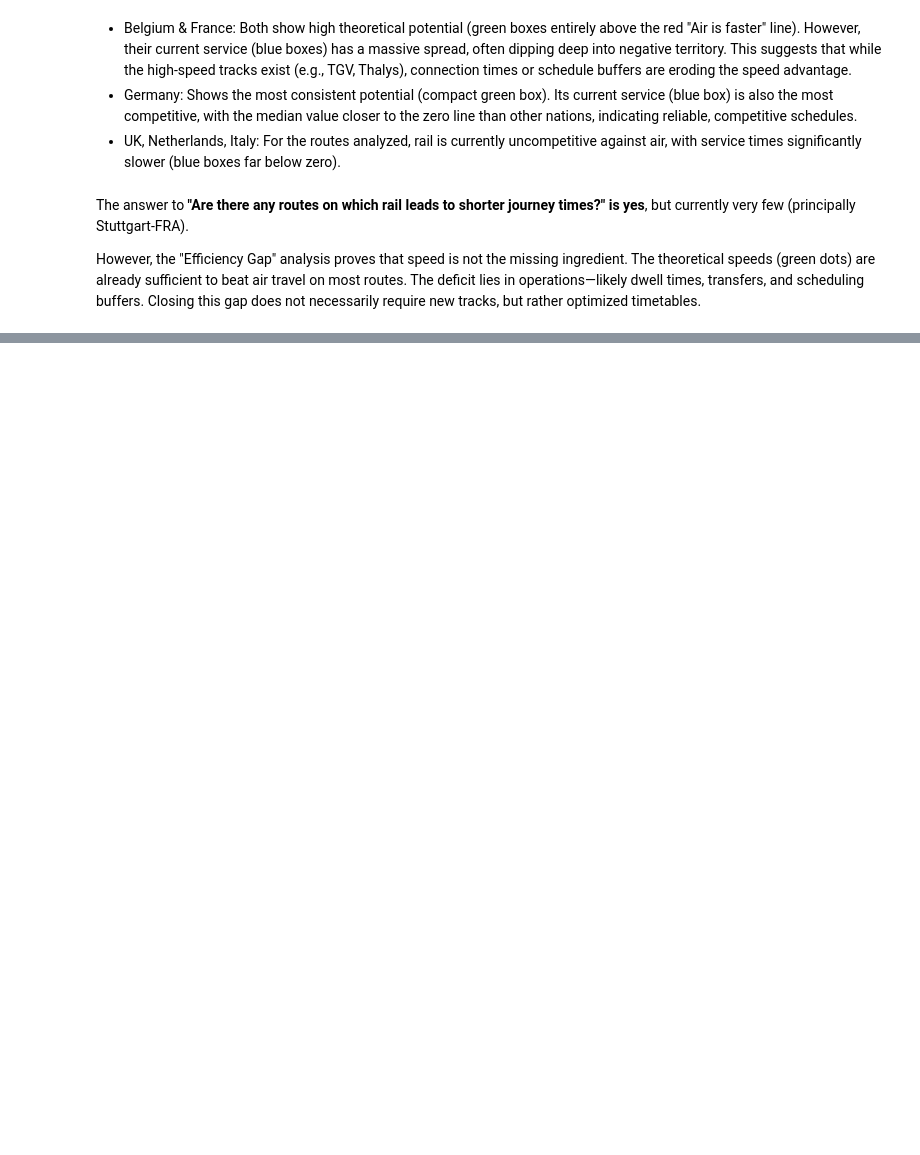
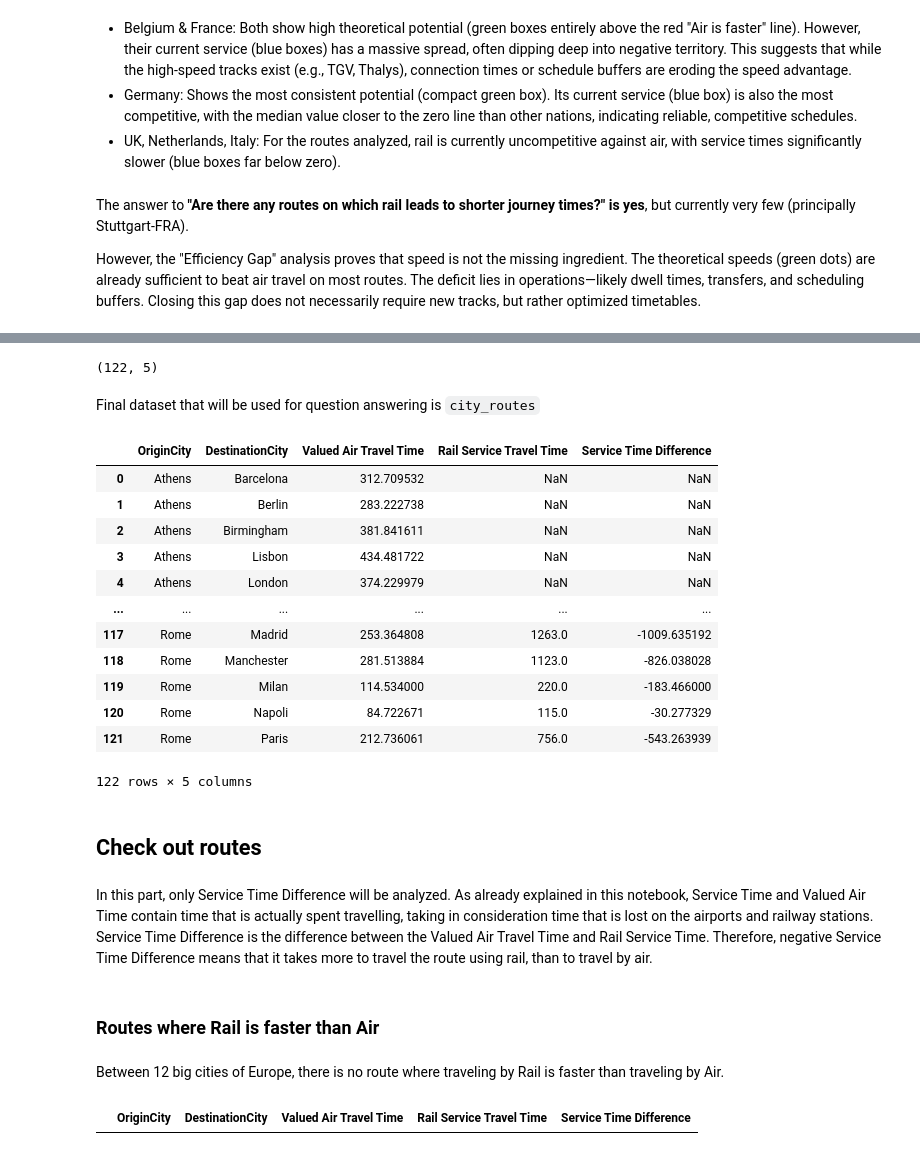
Before and after one commit to PhilippS01/ExDEx-A2, a Jupyter notebook: src/Final_Notebook.ipynb, the cells around one changed output, grey strips where cells are left out. Drawn from its saved outputs; the diff is of its cells as text; code cells hidden in the pictures; blank space fills up the shorter version.

Commit message:
Q3 added to final notebook

```diff
--- a/src/Final_Notebook.ipynb
+++ b/src/Final_Notebook.ipynb
@@ -1303,0 +1387,5 @@ However, the "Efficiency Gap" analysis proves that speed is not the missing ingr
+# %%
+alt_rail_routes_unidirectional["OriginCity"] = alt_rail_routes_unidirectional["Origin"].apply(lambda x: extract_city(x, cities))
+alt_rail_routes_unidirectional["DestinationCity"] = alt_rail_routes_unidirectional["Destination"].apply(lambda x: extract_city(x, cities))
+
+alt_rail_routes_unidirectional[["Origin", "OriginCity"]].drop_duplicates().head(10)
@@ -1303,0 +1420,7 @@ However, the "Efficiency Gap" analysis proves that speed is not the missing ingr
+# %%
+city_routes = alt_rail_routes_unidirectional[
+    alt_rail_routes_unidirectional["OriginCity"].notna() &
+    alt_rail_routes_unidirectional["DestinationCity"].notna()
+].copy()
+
+city_routes.head(5)
@@ -1303,0 +1470,41 @@ However, the "Efficiency Gap" analysis proves that speed is not the missing ingr
+# %%
+city_routes = city_routes.groupby(["OriginCity", "DestinationCity"]).agg({
+    "Valued Air Travel Time": "min",
+    "Rail Service Travel Time": "min",
+    "Service Time Difference": "min"
+}).reset_index()
+
+city_routes.shape
+# %% [output]
+(122, 5)
+# %% [markdown]
+Final dataset that will be used for question answering is `city_routes`
+# %%
+city_routes
+# %% [output]
+|  | OriginCity | DestinationCity | Valued Air Travel Time | Rail Service Travel Time | Service Time Difference |
+| 0 | Athens | Barcelona | 312.709532 | NaN | NaN |
+| 1 | Athens | Berlin | 283.222738 | NaN | NaN |
+| 2 | Athens | Birmingham | 381.841611 | NaN | NaN |
+| 3 | Athens | Lisbon | 434.481722 | NaN | NaN |
+| 4 | Athens | London | 374.229979 | NaN | NaN |
+| ... | ... | ... | ... | ... | ... |
+| 117 | Rome | Madrid | 253.364808 | 1263.0 | -1009.635192 |
+| 118 | Rome | Manchester | 281.513884 | 1123.0 | -826.038028 |
+| 119 | Rome | Milan | 114.534000 | 220.0 | -183.466000 |
+| 120 | Rome | Napoli | 84.722671 | 115.0 | -30.277329 |
+| 121 | Rome | Paris | 212.736061 | 756.0 | -543.263939 |
+122 rows × 5 columns
+# %% [markdown]
+## Check out routes
+# %% [markdown]
+In this part, only Service Time Difference will be analyzed. As already explained in this notebook, Service Time and Valued Air Time contain time that is actually spent travelling, taking in consideration time that is lost on the airports and railway stations. \
+Service Time Difference is the difference between the Valued Air Travel Time and Rail Service Time. Therefore, negative Service Time Difference means that it takes more to travel the route using rail, than to travel by air.
+# %% [markdown]
+### Routes where Rail is faster than Air
+# %% [markdown]
+Between 12 big cities of Europe, there is no route where traveling by Rail is faster than traveling by Air.
+# %%
+city_routes[city_routes["Service Time Difference"]>0]
+# %% [output]
+|  | OriginCity | DestinationCity | Valued Air Travel Time | Rail Service Travel Time | Service Time Difference |
```
Also changed, not shown: parts of 59 cells of this notebook.
